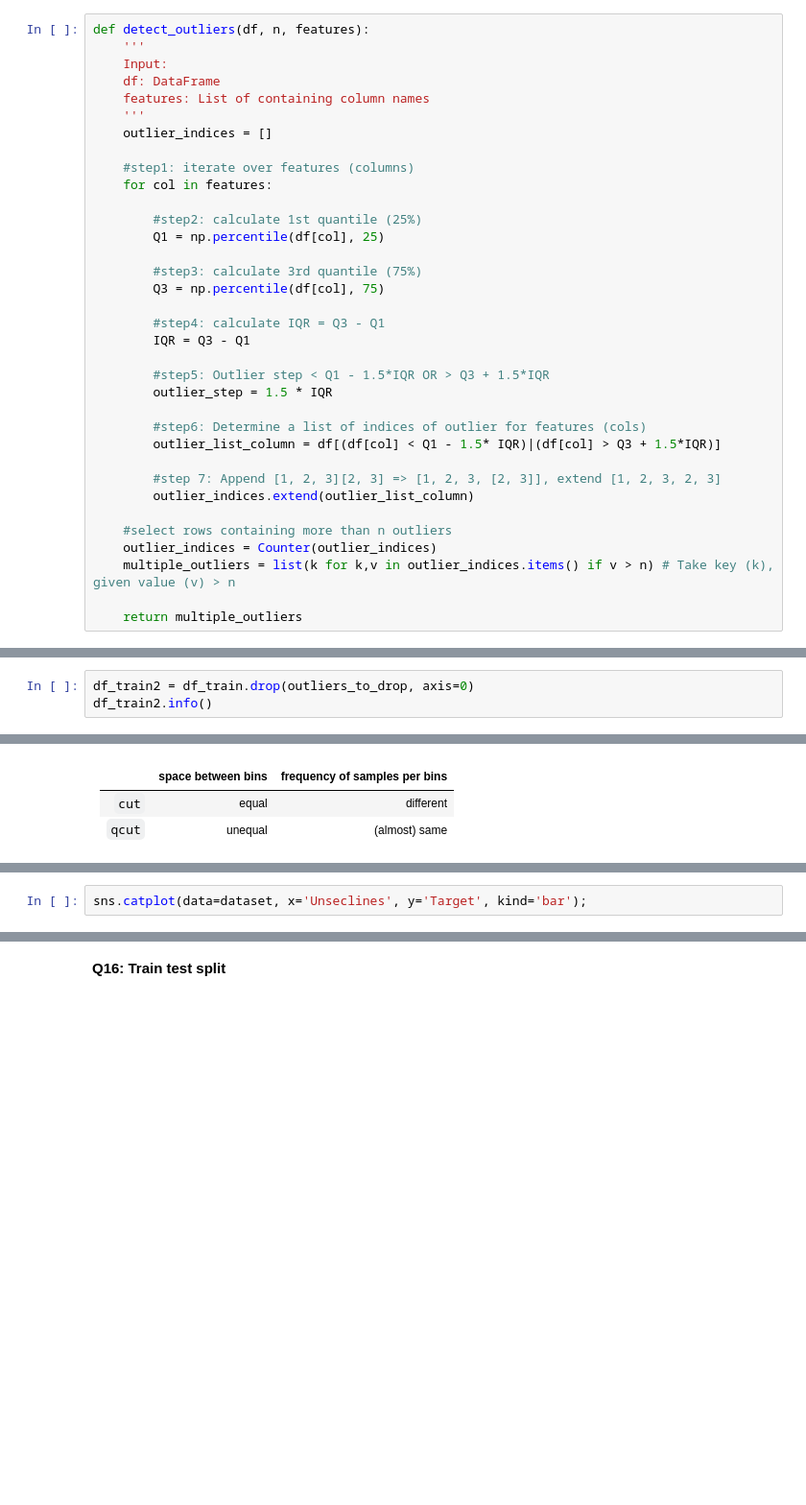
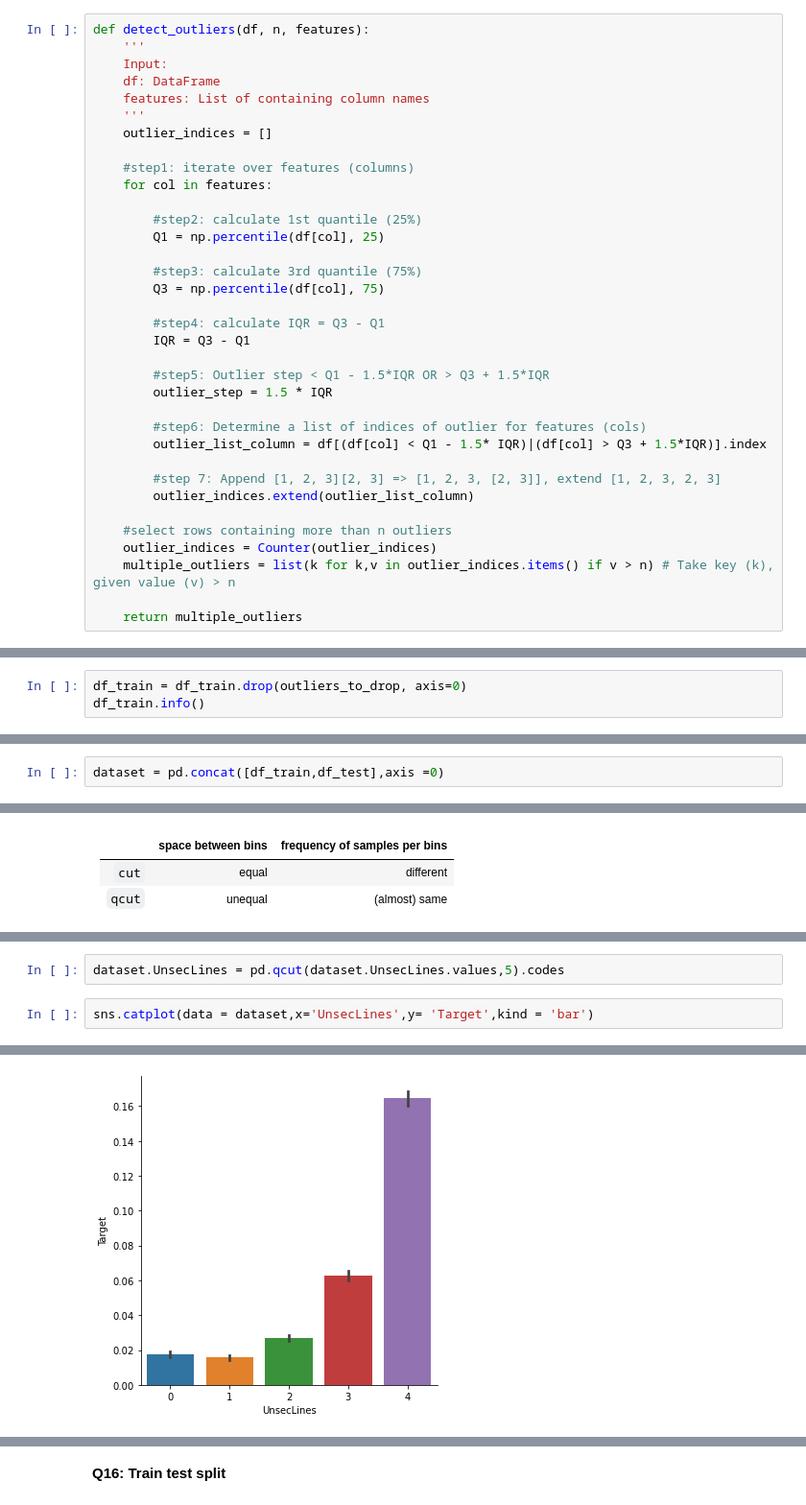
Before and after one commit to honghanhh/mci_python_31_level_1, a Jupyter notebook: Live Slides/Live Lecture 9/LongNP_Live_Lecture_09.ipynb, the cells around one changed output, grey strips where cells are left out. Shown at 96% size. Saved outputs shown, nothing was run; the diff lists cells and outputs as text; blank space fills up the shorter version.

```diff
--- a/Live Slides/Live Lecture 9/LongNP_Live_Lecture_09.ipynb
+++ b/Live Slides/Live Lecture 9/LongNP_Live_Lecture_09.ipynb
@@ -214,7 +214,7 @@ def detect_outliers(df, n, features):
         outlier_step = 1.5 * IQR
 
         #step6: Determine a list of indices of outlier for features (cols)
-        outlier_list_column = df[(df[col] < Q1 - 1.5* IQR)|(df[col] > Q3 + 1.5*IQR)]
+        outlier_list_column = df[(df[col] < Q1 - 1.5* IQR)|(df[col] > Q3 + 1.5*IQR)].index
 
         #step 7: Append [1, 2, 3][2, 3] => [1, 2, 3, [2, 3]], extend [1, 2, 3, 2, 3]
         outlier_indices.extend(outlier_list_column)
@@ -249,4 +247,4 @@ len(df_train), len(outliers_to_drop)
 # %%
-df_train2 = df_train.drop(outliers_to_drop, axis=0)
-df_train2.info()
+df_train = df_train.drop(outliers_to_drop, axis=0)
+df_train.info()
 # %% [output]
@@ -261,5 +273,7 @@ NameError: name 'df_train2' is not defined
 # %% [markdown]
 **Q14: Rename columns name into shorter alias**
+# %%
+dataset = pd.concat([df_train,df_test],axis =0)
 # %%
 dataset.rename(columns= {'SeriousDlqin2yrs':'Target',
                          'RevolvingUtilizationOfUnsecuredLines':'UnsecLines',
@@ -305,3 +332,5 @@ NameError: name 'dataset' is not defined
+# %%
+dataset.UnsecLines = pd.qcut(dataset.UnsecLines.values,5).codes
 # %%
-sns.catplot(data=dataset, x='Unseclines', y='Target', kind='bar');
+sns.catplot(data = dataset,x='UnsecLines',y= 'Target',kind = 'bar')
 # %% [output]
@@ -309 +338,2 @@ NameError: name 'dataset' is not defined
+[figure, added]
 # %%
```
Also changed, not shown: parts of 24 cells of this notebook.
